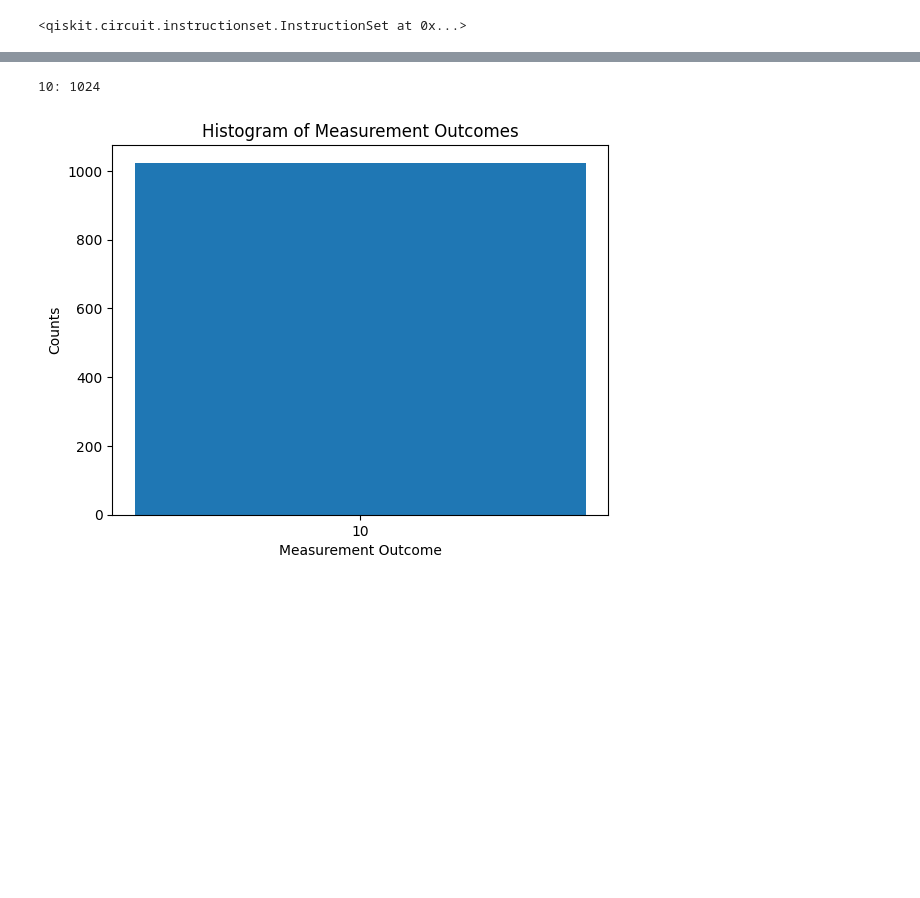
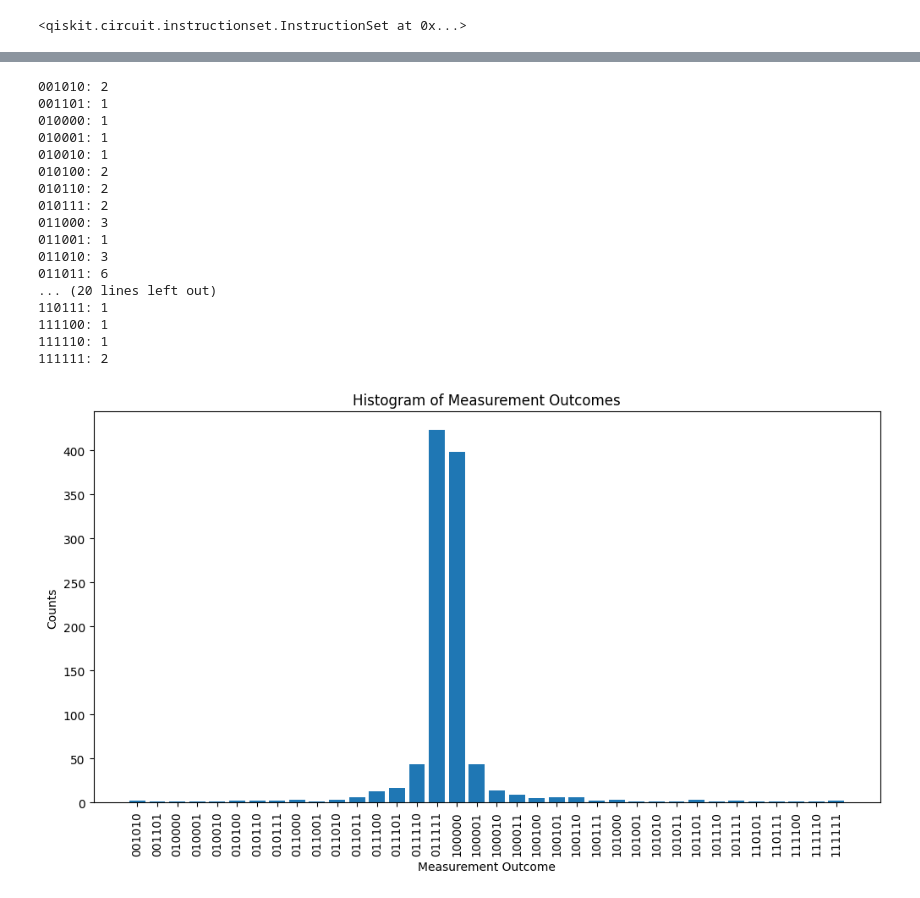
Before and after one commit to johnbhurst/phys440, a Jupyter notebook: bin/homework3_q2_qpe_qiskit.ipynb, the cells around one changed output, grey strips where cells are left out. Saved outputs shown, nothing was run; the diff lists cells and outputs as text; code cells hidden in the pictures; blank space fills up the shorter version.

```diff
--- a/bin/homework3_q2_qpe_qiskit.ipynb
+++ b/bin/homework3_q2_qpe_qiskit.ipynb
@@ -24,10 +44,10 @@ from qiskit.circuit.library import QFT
 from qiskit.transpiler.preset_passmanagers import generate_preset_pass_manager
 # %%
 ## Input
-operator = "Z"     # "Z", "Y" or "RX"
-theta = math.pi/2  # angle for RX operator
-eigenvector = "e0" # "e0 or "e1"
-bits = 2
+operator = "RX"     # "Z", "Y" or "RX"
+theta = 63 * math.pi / 32  # angle for RX operator
+eigenvector = "e1" # "e0 or "e1"
+bits = 6
 provider = "aer"
 shots = 1024
 # %%
@@ -83,21 +103,38 @@ circuit.draw(output="mpl")
 # %%
 ## Run
 backend = AerSimulator()
 sampler = Sampler(backend)
 pm = generate_preset_pass_manager(backend=backend, optimization_level=1)
 isa_circuit = pm.run(circuit)
 job = sampler.run([isa_circuit], shots=shots)
 result = job.result()
-counts = result[0].data.c.get_counts()
+counts = dict(sorted(result[0].data.c.get_counts().items()))
 for k, v in counts.items():
     print(f"{k}: {v}")
 
-# Generate histogram
+plt.figure(figsize=(12, 6))
 plt.bar(counts.keys(), counts.values())
 plt.xlabel('Measurement Outcome')
 plt.ylabel('Counts')
 plt.title('Histogram of Measurement Outcomes')
+plt.xticks(rotation=90)
 plt.show()
 # %% [output]
-10: 1024
+001010: 2
+001101: 1
+010000: 1
+010001: 1
+010010: 1
+010100: 2
+010110: 2
+010111: 2
+011000: 3
+011001: 1
+011010: 3
+011011: 6
+... (20 lines left out)
+110111: 1
+111100: 1
+111110: 1
+111111: 2
-[figure, old version]
+[figure, new version]
```
Also changed, not shown: parts of 2 cells of this notebook.
